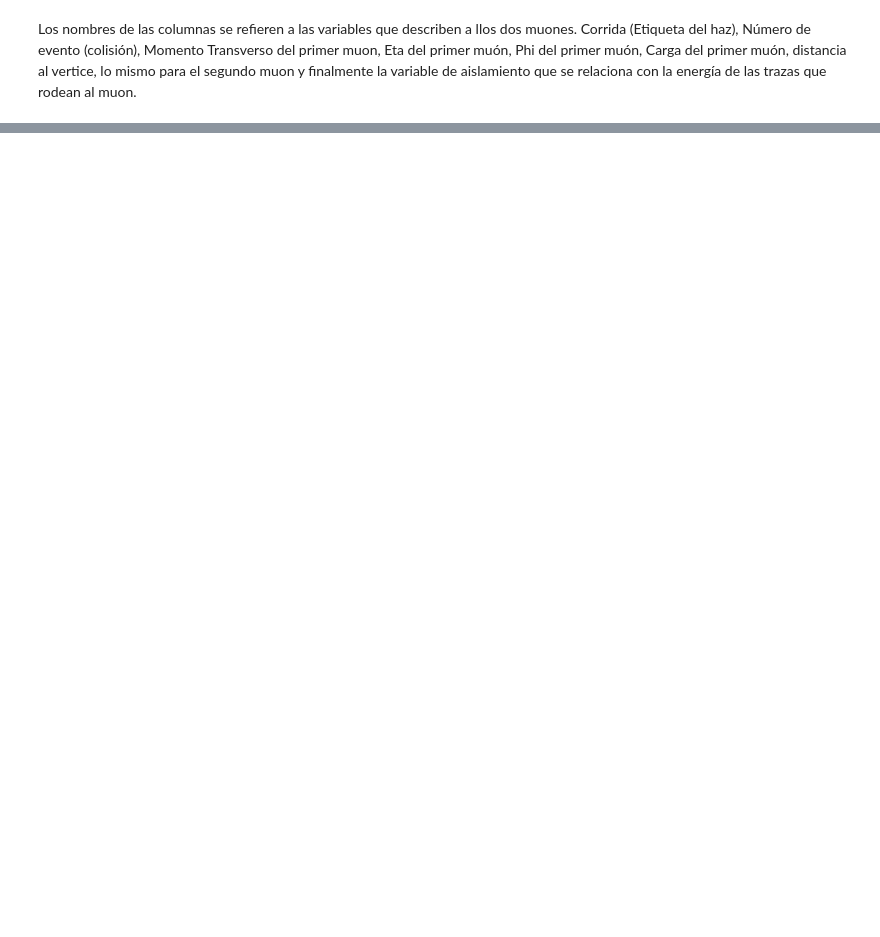
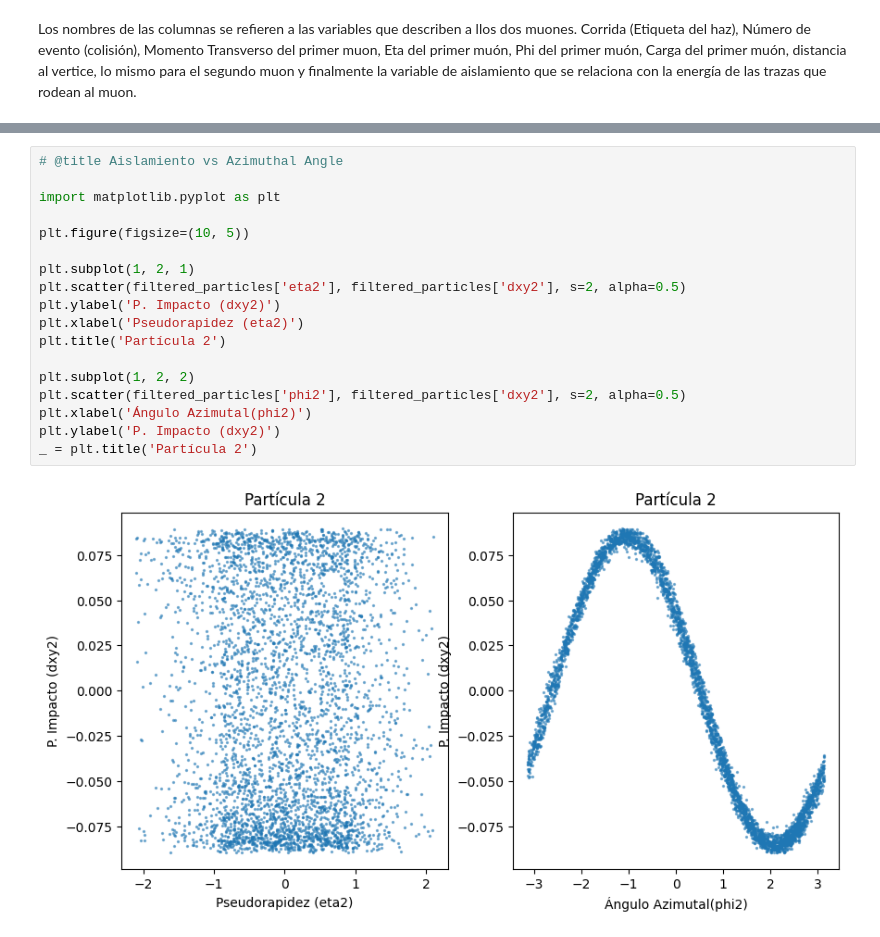
Before and after one commit to ProgramasParaFisicaDeParticulas/lecturadecvsopendatacvsfiles-ManuelPerezOrt, a Jupyter notebook: LeyendoCSVDelOpendataDelCMS.ipynb, the cells around one changed output, grey strips where cells are left out. Drawn from its saved outputs; the diff is of its cells as text; blank space fills up the shorter version.

```diff
--- a/LeyendoCSVDelOpendataDelCMS.ipynb
+++ b/LeyendoCSVDelOpendataDelCMS.ipynb
@@ -106,0 +252,20 @@ fig_5.show()
+# %%
+# @title Aislamiento vs Azimuthal Angle
+
+import matplotlib.pyplot as plt
+
+plt.figure(figsize=(10, 5))
+
+plt.subplot(1, 2, 1)
+plt.scatter(filtered_particles['eta2'], filtered_particles['dxy2'], s=2, alpha=0.5)
+plt.ylabel('P. Impacto (dxy2)')
+plt.xlabel('Pseudorapidez (eta2)')
+plt.title('Partícula 2')
+
+plt.subplot(1, 2, 2)
+plt.scatter(filtered_particles['phi2'], filtered_particles['dxy2'], s=2, alpha=0.5)
+plt.xlabel('Ángulo Azimutal(phi2)')
+plt.ylabel('P. Impacto (dxy2)')
+_ = plt.title('Partícula 2')
+# %% [output]
+[figure, added]
```
Also changed, not shown: parts of 10 cells of this notebook.
